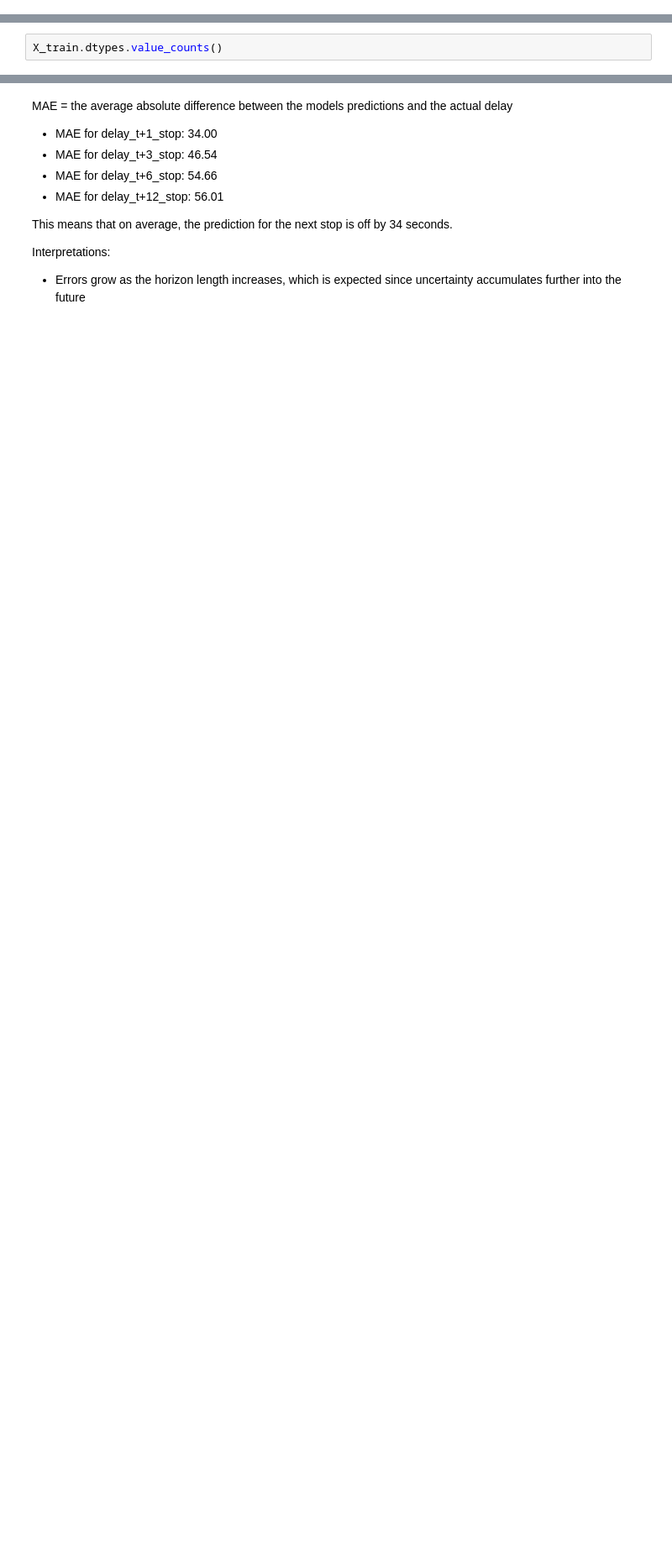
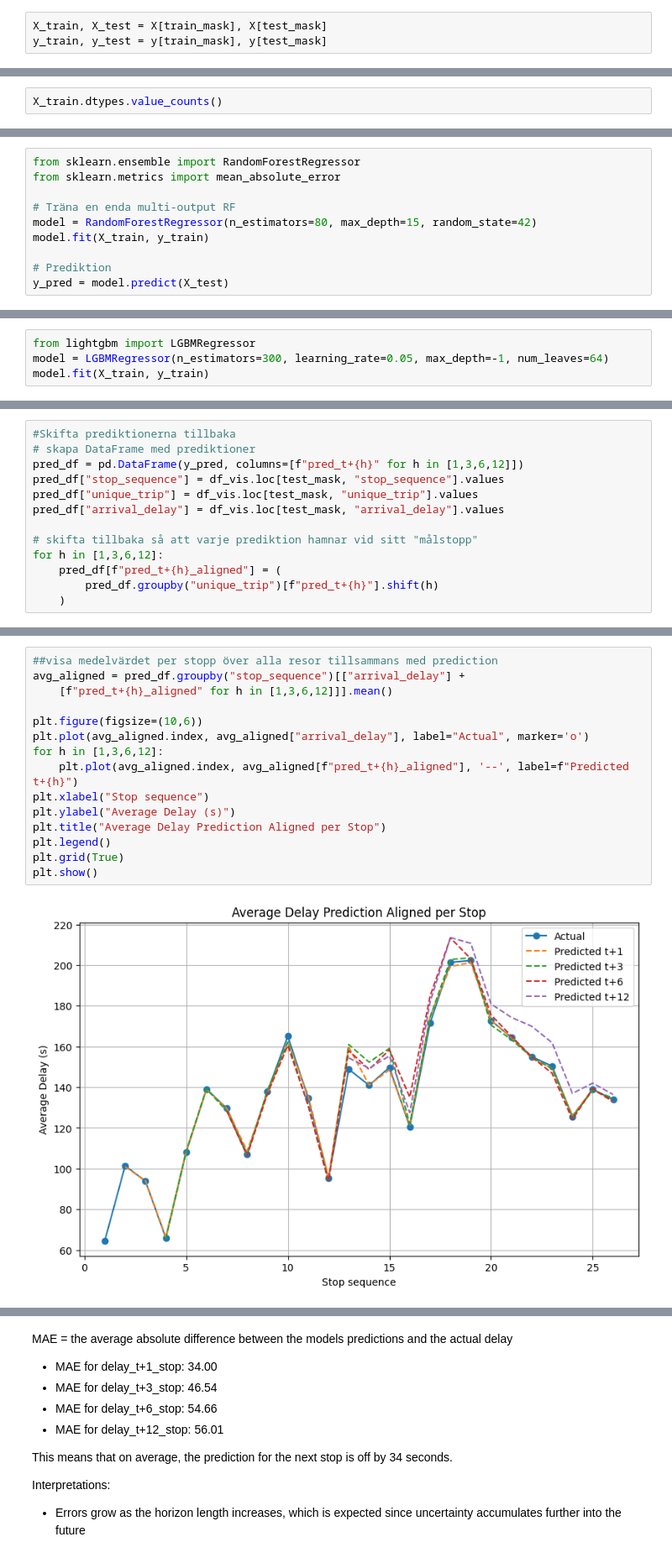
Before and after one commit to 2ovisa/AH2179, a Jupyter notebook: project.ipynb, the cells around one changed output, grey strips where cells are left out. Shown at 84% size. Drawn from its saved outputs; the diff is of its cells as text; blank space fills up the shorter version.

Commit message:
Skapades med Colab

```diff
--- a/project.ipynb
+++ b/project.ipynb
@@ -106,0 +147,3 @@ KeyError: 'delay_t+stop_1'
+# %%
+X_train, X_test = X[train_mask], X[test_mask]
+y_train, y_test = y[train_mask], y[test_mask]
@@ -129,0 +180,10 @@ MAE for delay_t+12_stop: 56.01
+# %%
+from sklearn.ensemble import RandomForestRegressor
+from sklearn.metrics import mean_absolute_error
+
+# Träna en enda multi-output RF
+model = RandomForestRegressor(n_estimators=80, max_depth=15, random_state=42)
+model.fit(X_train, y_train)
+
+# Prediktion
+y_pred = model.predict(X_test)
@@ -129,0 +192,4 @@ MAE for delay_t+12_stop: 56.01
+# %%
+from lightgbm import LGBMRegressor
+model = LGBMRegressor(n_estimators=300, learning_rate=0.05, max_depth=-1, num_leaves=64)
+model.fit(X_train, y_train)
@@ -129,0 +217,13 @@ MAE for delay_t+12_stop: 56.01
+# %%
+#Skifta prediktionerna tillbaka
+# skapa DataFrame med prediktioner
+pred_df = pd.DataFrame(y_pred, columns=[f"pred_t+{h}" for h in [1,3,6,12]])
+pred_df["stop_sequence"] = df_vis.loc[test_mask, "stop_sequence"].values
+pred_df["unique_trip"] = df_vis.loc[test_mask, "unique_trip"].values
+pred_df["arrival_delay"] = df_vis.loc[test_mask, "arrival_delay"].values
+
+# skifta tillbaka så att varje prediktion hamnar vid sitt "målstopp"
+for h in [1,3,6,12]:
+    pred_df[f"pred_t+{h}_aligned"] = (
+        pred_df.groupby("unique_trip")[f"pred_t+{h}"].shift(h)
+    )
@@ -129,0 +244,17 @@ MAE for delay_t+12_stop: 56.01
+# %%
+##visa medelvärdet per stopp över alla resor tillsammans med prediction
+avg_aligned = pred_df.groupby("stop_sequence")[["arrival_delay"] +
+    [f"pred_t+{h}_aligned" for h in [1,3,6,12]]].mean()
+
+plt.figure(figsize=(10,6))
+plt.plot(avg_aligned.index, avg_aligned["arrival_delay"], label="Actual", marker='o')
+for h in [1,3,6,12]:
+    plt.plot(avg_aligned.index, avg_aligned[f"pred_t+{h}_aligned"], '--', label=f"Predicted t+{h}")
+plt.xlabel("Stop sequence")
+plt.ylabel("Average Delay (s)")
+plt.title("Average Delay Prediction Aligned per Stop")
+plt.legend()
+plt.grid(True)
+plt.show()
+# %% [output]
+[figure, added]
```
Also changed, not shown: parts of 40 cells of this notebook.
